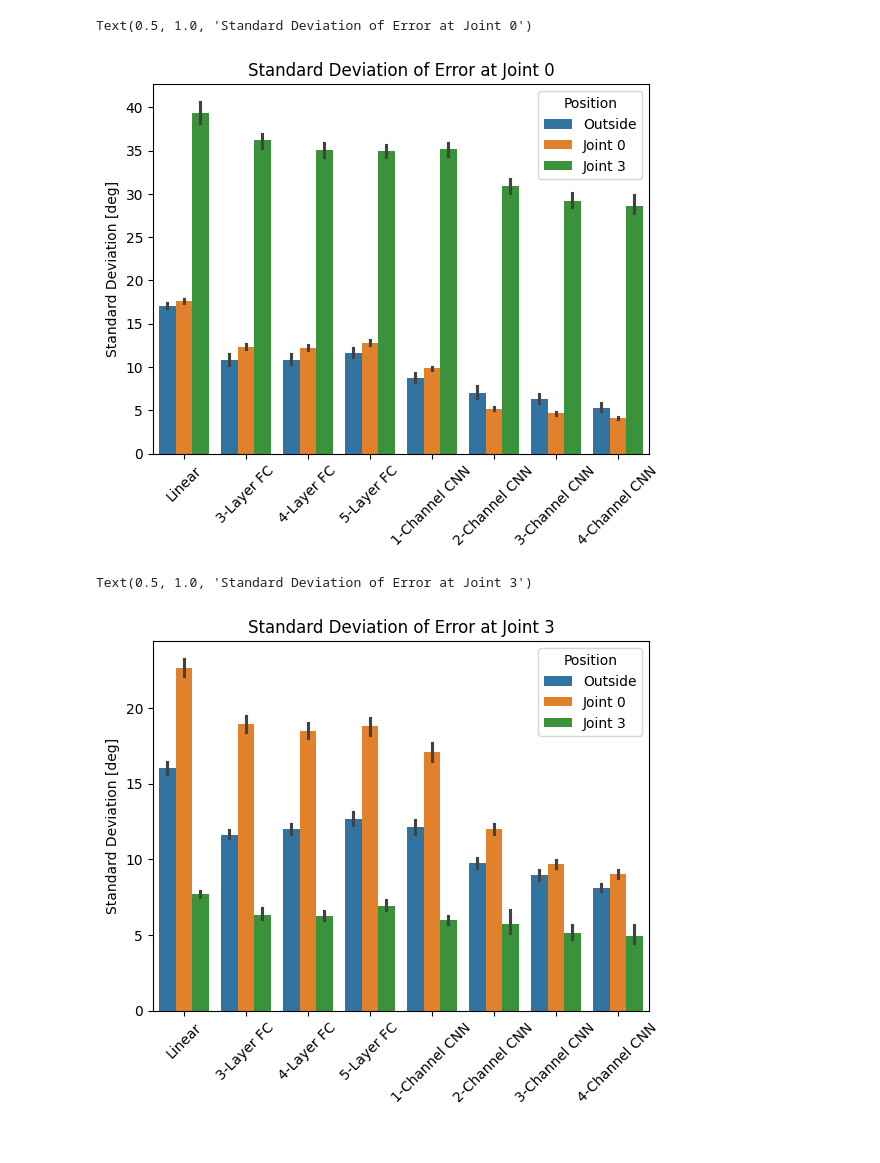
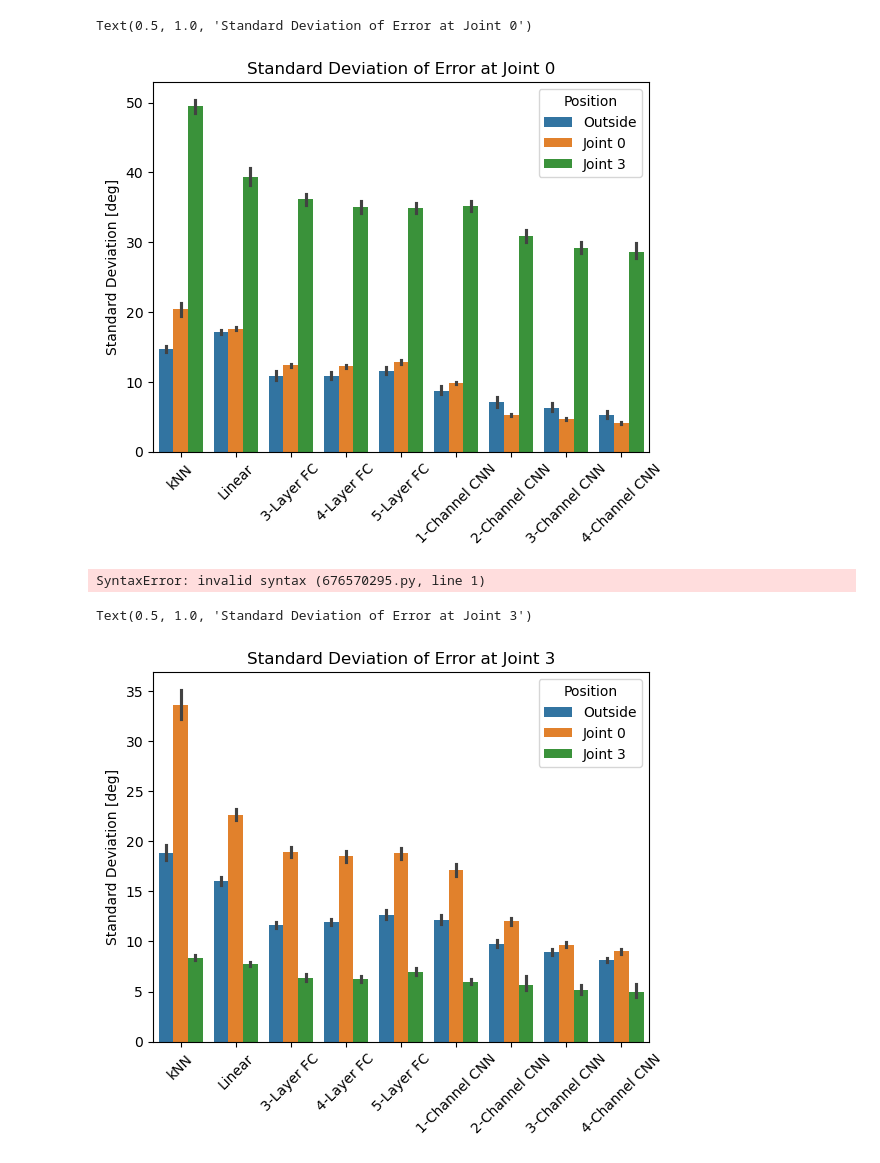
Before and after one commit to Tilman-Burghoff/acoustic-sensing, a Jupyter notebook: experiment3/compare_results.ipynb, the cells around one changed output. Drawn from its saved outputs; the diff is of its cells as text; code cells hidden in the pictures.

```diff
--- a/experiment3/compare_results.ipynb
+++ b/experiment3/compare_results.ipynb
@@ -62,19 +84,27 @@ Text(0.5, 1.0, 'Standard Deviation of Error')
 # %%
-ax = sns.barplot(data=df.loc[(df.Metricname == "Standard Deviation of Error") & (df.Joint ==0) & ~(df.Modelname == "kNN")], x="Modelname", y="Result", errorbar=("ci", 95), hue="Position")
+ax = sns.barplot(data=df.loc[(df.Metricname == "Standard Deviation of Error") & (df.Joint ==0)], x="Modelname", y="Result", errorbar=("ci", 95), hue="Position")
 plt.xticks(rotation=45)
 plt.ylabel("Standard Deviation [deg]")
 plt.xlabel("")
 plt.title("Standard Deviation of Error at Joint 0")
 # %% [output]
 Text(0.5, 1.0, 'Standard Deviation of Error at Joint 0')
-[figure, old version]
+[figure, new version]
+# %%
+ax = sns.barplot(data=df.loc[(df.Metricname == "Standard Deviation of Error") & (df.Joint ==0) &], x="Modelname", y="Result", errorbar=("ci", 95), hue="Position")
+plt.xticks(rotation=45)
+plt.ylabel("Standard Deviation [deg]")
+plt.xlabel("")
+plt.title("Standard Deviation of Error at Joint 0")
+# %% [output]
+SyntaxError: invalid syntax (676570295.py, line 1)
 # %%
-ax = sns.barplot(data=df.loc[(df.Metricname == "Standard Deviation of Error") & (df.Joint ==3) & ~(df.Modelname == "kNN")], x="Modelname", y="Result", errorbar=("ci", 95), hue="Position")
+ax = sns.barplot(data=df.loc[(df.Metricname == "Standard Deviation of Error") & (df.Joint ==3)], x="Modelname", y="Result", errorbar=("ci", 95), hue="Position")
 plt.xticks(rotation=45)
 plt.ylabel("Standard Deviation [deg]")
 plt.xlabel("")
 plt.title("Standard Deviation of Error at Joint 3")
 # %% [output]
 Text(0.5, 1.0, 'Standard Deviation of Error at Joint 3')
-[figure, old version]
+[figure, new version]
 # %%
```
Also changed, not shown: parts of 8 cells of this notebook.
